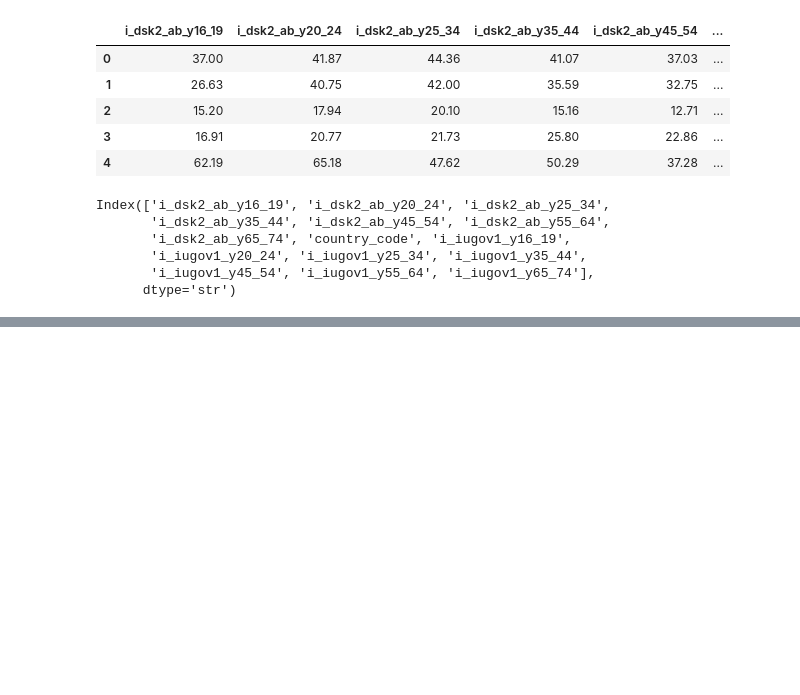
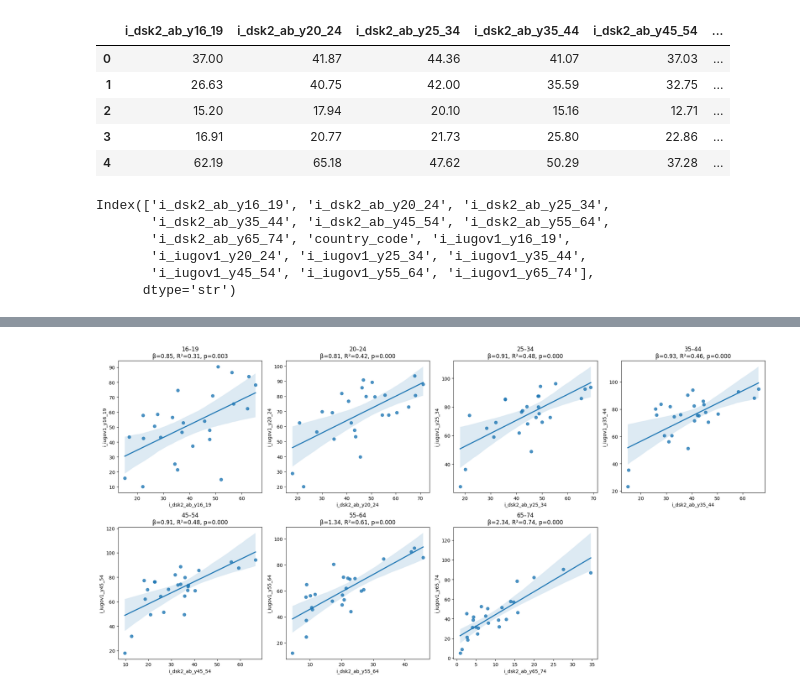
Before and after one commit to skibodaria/digital_literacy_eu, a Jupyter notebook: 03_eda/03_narrow_models.ipynb, the cells around one changed output, grey strips where cells are left out. Cells and saved outputs as stored; diff of their text form; code cells hidden in the pictures; blank space fills up the shorter version.

Commit message:
adding regressions for digital skills above basic and e-governance usage by age

```diff
--- a/03_eda/03_narrow_models.ipynb
+++ b/03_eda/03_narrow_models.ipynb
@@ -531,0 +501,40 @@ Notes:
+# %%
+fig, axes = plt.subplots(2, 4, figsize=(20, 10))
+
+cohorts = {
+    '16–19': (skills_young, gov_young),
+    '20–24': (skills_young_adults, gov_young_adults),
+    '25–34': (skills_adults, gov_adults),
+    '35–44': (skills_ec_active, gov_ec_act),
+    '45–54': (skills_adults_adults, gov_adult_adults),
+    '55–64': (skills_older, gov_older),
+    '65–74': (skills_old, gov_old)
+}
+
+axes = axes.flatten()
+
+for i, (label, (skill, gov)) in enumerate(cohorts.items()):
+
+    sns.regplot(
+        ax=axes[i],
+        data=df_regression,
+        x=skill,
+        y=gov,
+        scatter_kws={'s': 40}
+    )
+
+    model = models[label]
+
+    axes[i].set_title(
+        f'{label}\n'
+        f'β={model.params.iloc[1]:.2f}, '
+        f'R²={model.rsquared:.2f}, '
+        f'p={model.pvalues.iloc[1]:.3f}'
+    )
+
+plt.delaxes(axes[7])   # remove unused panel
+
+plt.tight_layout()
+plt.show()
+# %% [output]
+[figure, added]
```
Also changed, not shown: parts of 1 cell of this notebook.
